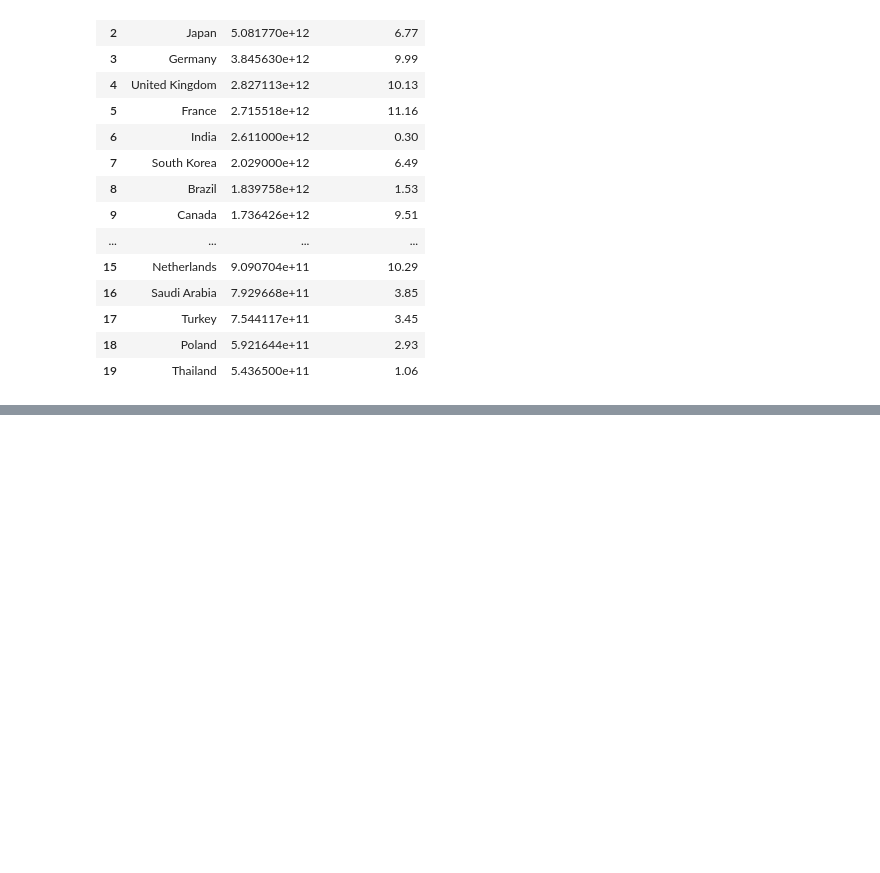
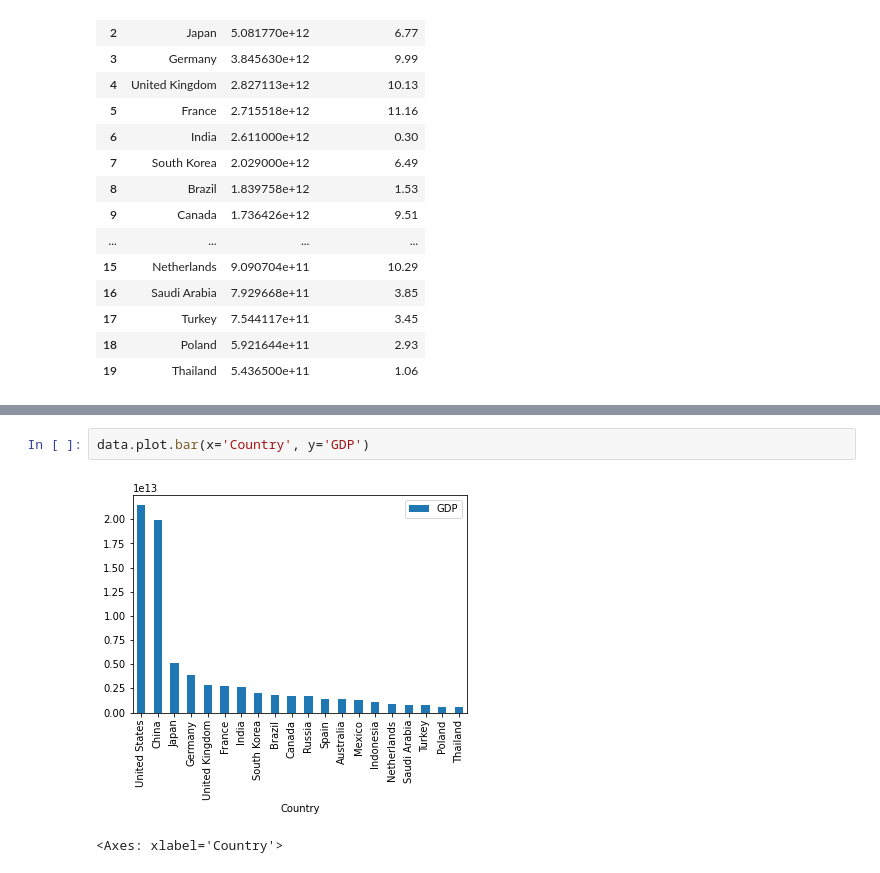
Before and after one commit to EllyOtty77/Data-Analytics, a Jupyter notebook: projects/World demographics.ipynb, the cells around one changed output, grey strips where cells are left out. Drawn from its saved outputs; the diff is of its cells as text; blank space fills up the shorter version.

```diff
--- a/projects/World demographics.ipynb
+++ b/projects/World demographics.ipynb
@@ -350,0 +347,5 @@ gdf.head(20)
+# %%
+data.plot.bar(x='Country', y='GDP')
+# %% [output]
+[figure, added]
+<Axes: xlabel='Country'>
```
Also changed, not shown: parts of 5 cells of this notebook, 2 other files.
